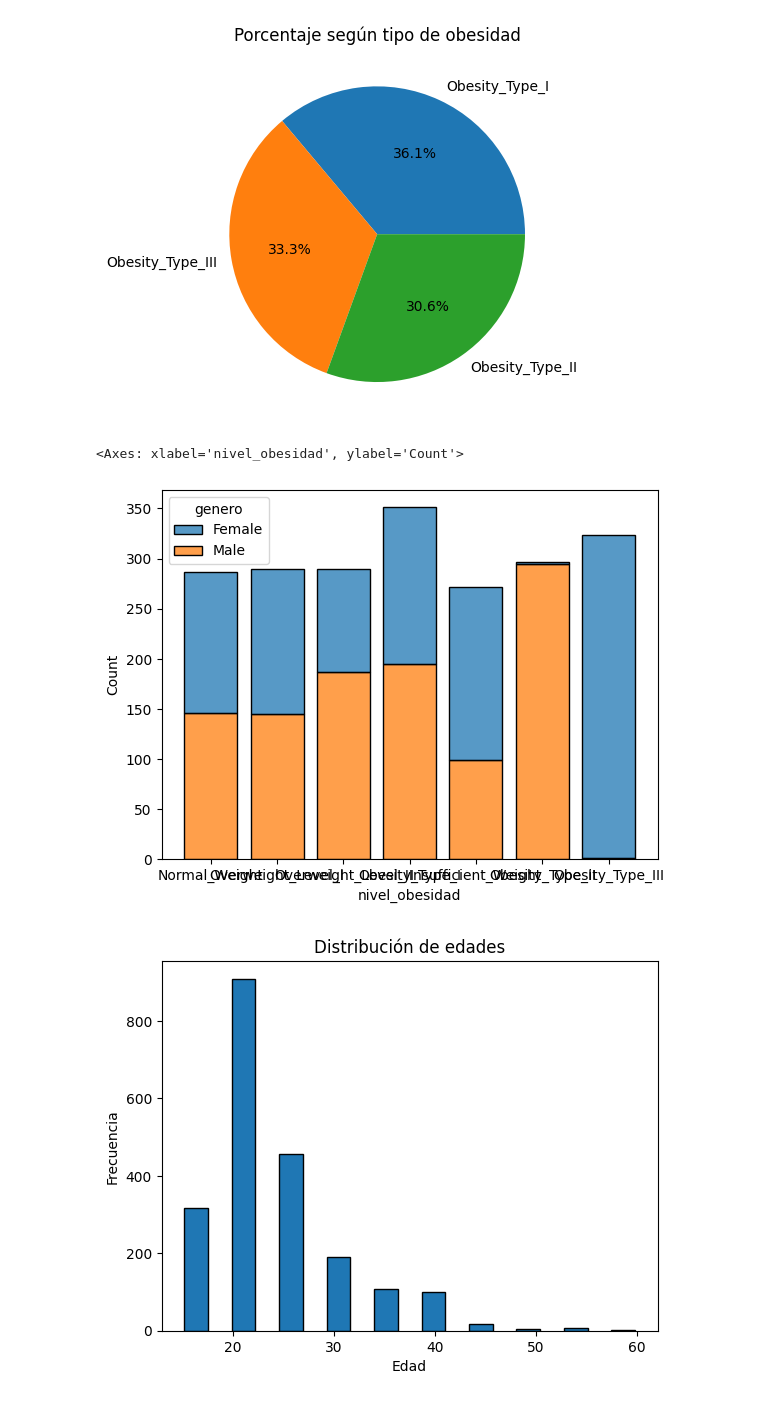
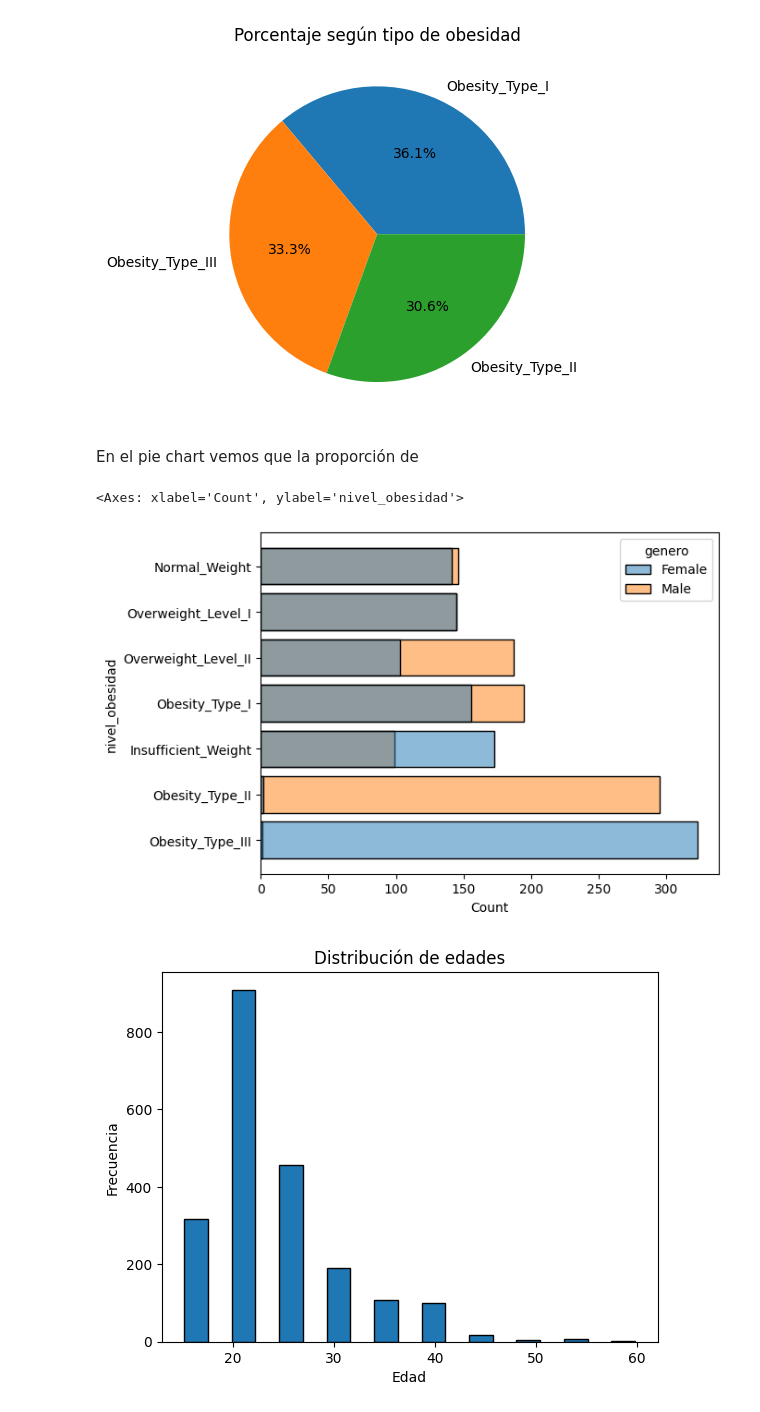
Before and after one commit to andresgabas/DS2-Coderhouse, a Jupyter notebook: Proyecto.ipynb, the cells around one changed output. Drawn from its saved outputs; the diff is of its cells as text; code cells hidden in the pictures.

```diff
--- a/Proyecto.ipynb
+++ b/Proyecto.ipynb
@@ -92,11 +92,13 @@ plt.title('Porcentaje según tipo de obesidad')
 # %% [output]
 Text(0.5, 1.0, 'Porcentaje según tipo de obesidad')
 [figure]
+# %% [markdown]
+En el pie chart vemos que la proporción de
 # %%
-sns.histplot(data=data, x='nivel_obesidad', multiple="stack", shrink=.8, hue='genero', label = False)
+sns.histplot(data=data, y ='nivel_obesidad', shrink=.8, hue='genero', label = False)
 # %% [output]
-<Axes: xlabel='nivel_obesidad', ylabel='Count'>
+<Axes: xlabel='Count', ylabel='nivel_obesidad'>
-[figure, old version]
+[figure, new version]
 # %%
 plt.hist(data['edad'], edgecolor='black', label=any,rwidth=0.5)
 plt.xlabel('Edad')
```
Also changed, not shown: parts of 1 cell of this notebook.
